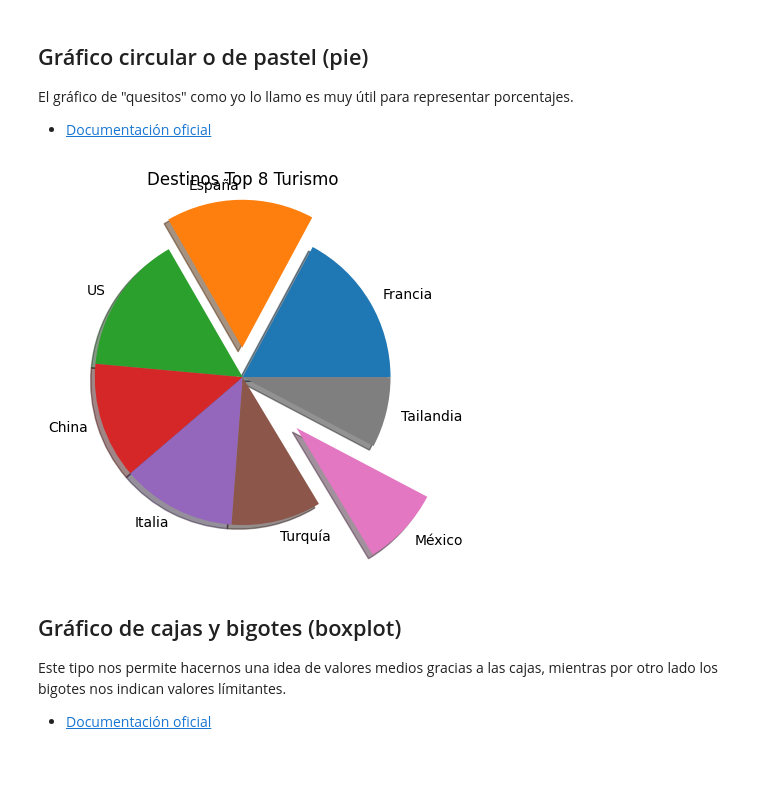
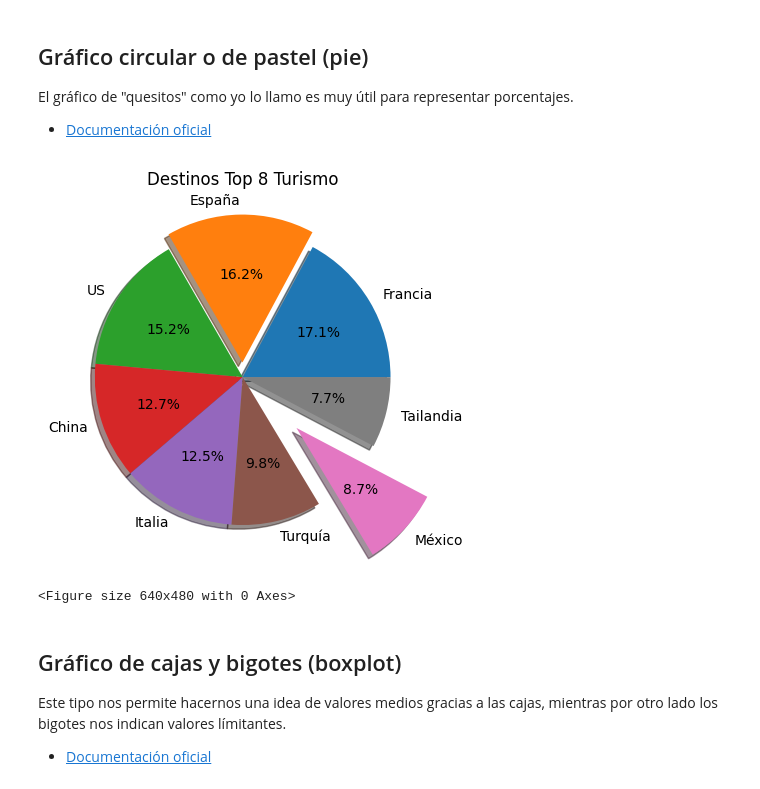
Before and after one commit to ajmenaa/phyton_basico_ICAI, a Jupyter notebook: Estudiantes/johanhidalgo/10_Matplotlib/09 - Tipos de gráficos.ipynb, the cells around one changed output. Saved outputs shown, nothing was run; the diff lists cells and outputs as text; code cells hidden in the pictures.

```diff
--- a/Estudiantes/johanhidalgo/10_Matplotlib/09 - Tipos de gráficos.ipynb
+++ b/Estudiantes/johanhidalgo/10_Matplotlib/09 - Tipos de gráficos.ipynb
@@ -46,13 +46,15 @@ El gráfico de "quesitos" como yo lo llamo es muy útil para representar porcent
 # %%
 # Gráfico circular o de pastel
 turistas = [89,84,79,66,65,51,45,40]
 paises = ['Francia','España','US','China','Italia','Turquía','México','Tailandia']
 plt.title('Destinos Top 8 Turismo')
-explote= [0,0.2,0,0,0,0,0.5,0]
-plt.pie(turistas, labels=paises, shadow=True, explode=explote)
+explote= [0,0.1,0,0,0,0,0.5,0]
+plt.pie(turistas, labels=paises, shadow=True, explode=explote,autopct='%1.1f%%')
 plt.show()
+plt.tight_layout()
 # %% [output]
-[figure, old version]
+[figure, new version]
+<Figure size 640x480 with 0 Axes>
 # %% [markdown]
 ## Gráfico de cajas y bigotes (boxplot)
 
```
